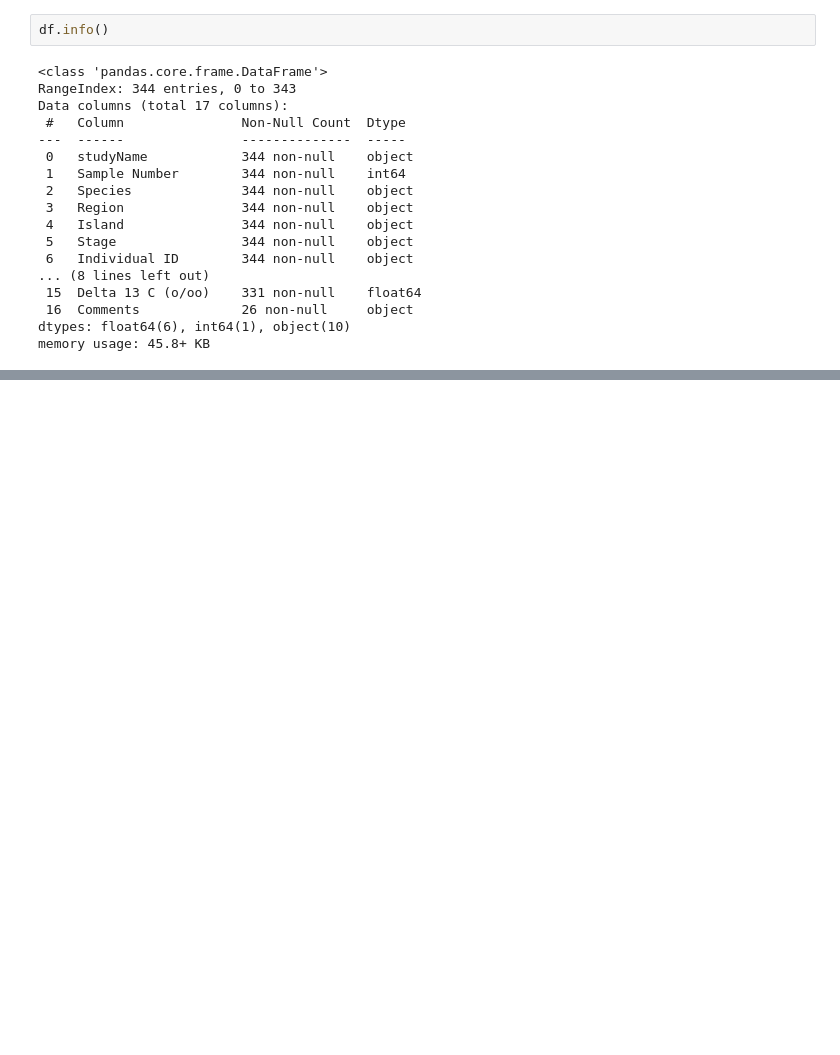
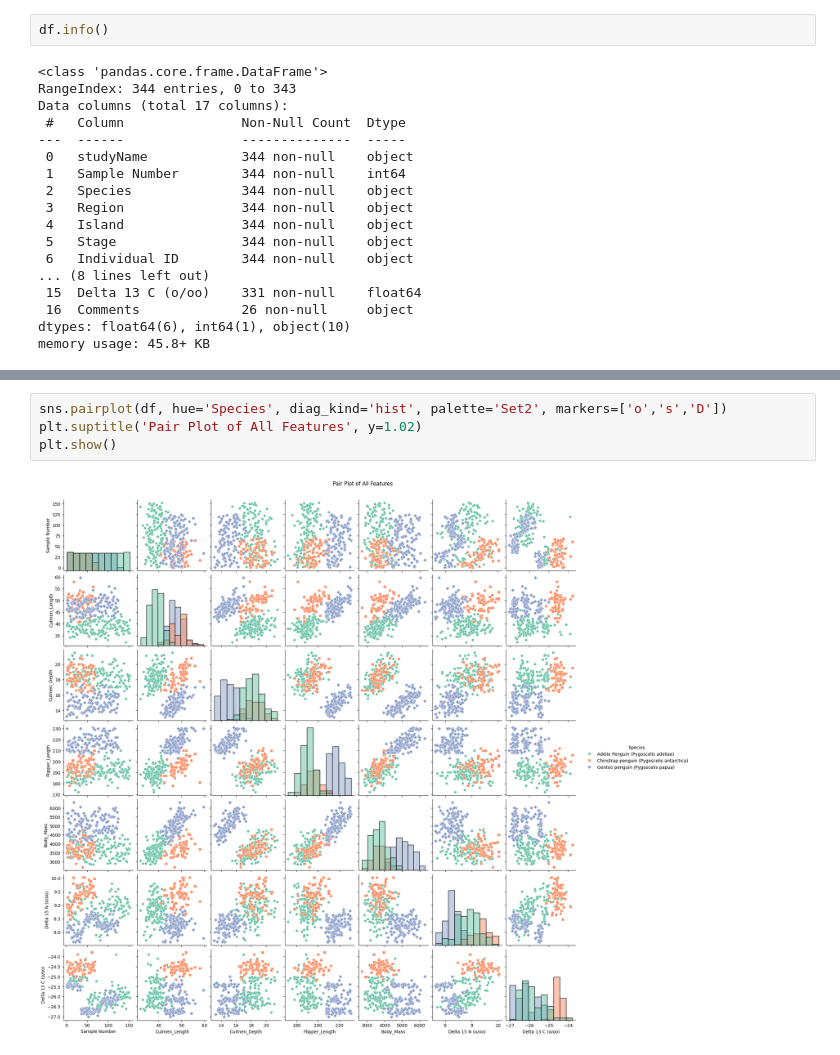
Before and after one commit to flyingrockingit/Module-10, a Jupyter notebook: Data_Visualization_V_Project.ipynb, the cells around one changed output, grey strips where cells are left out. Cells and saved outputs as stored; diff of their text form; blank space fills up the shorter version.

```diff
--- a/Data_Visualization_V_Project.ipynb
+++ b/Data_Visualization_V_Project.ipynb
@@ -132,0 +89,6 @@ The palette list has fewer values (2) than needed (3) and will cycle, which may
+# %%
+sns.pairplot(df, hue='Species', diag_kind='hist', palette='Set2', markers=['o','s','D'])
+plt.suptitle('Pair Plot of All Features', y=1.02)
+plt.show()
+# %% [output]
+[figure, added]
```
Also changed, not shown: parts of 16 cells of this notebook.
